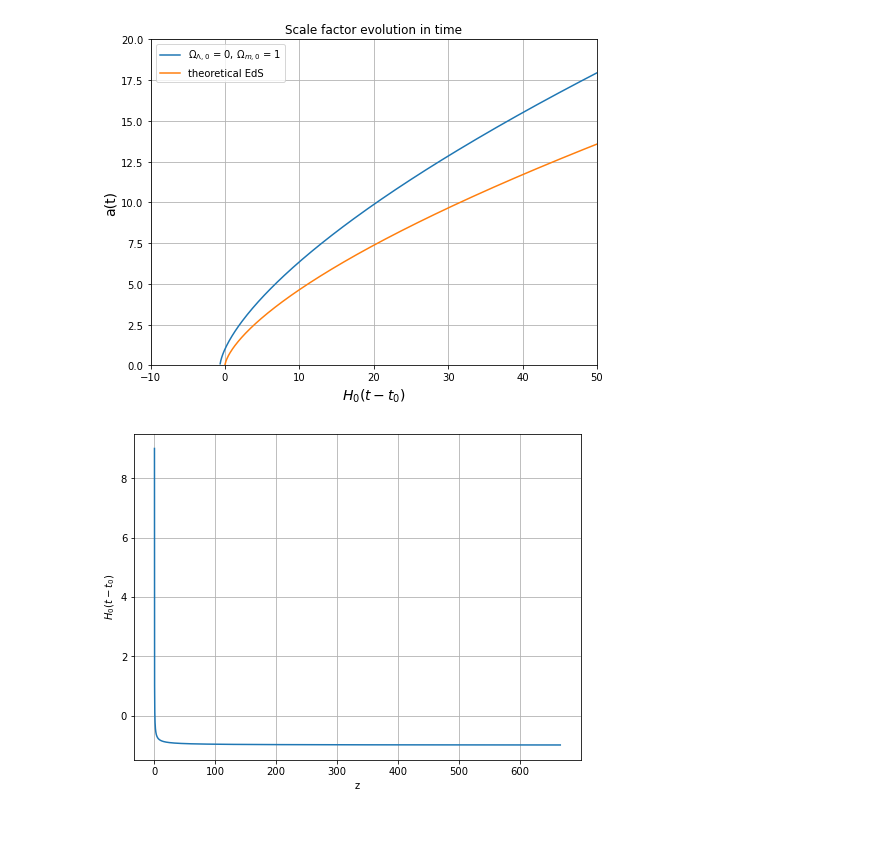
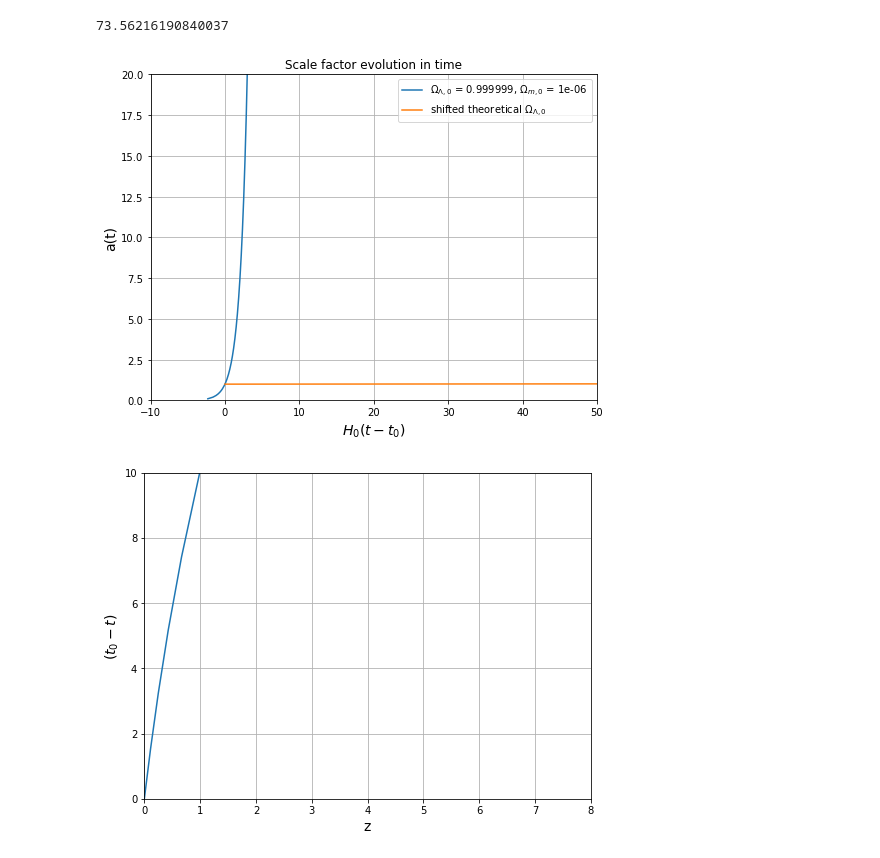
Before and after one commit to diodeamy/cosmo-bunnies, a Jupyter notebook: playverses.ipynb, the cells around one changed output. Saved outputs shown, nothing was run; the diff lists cells and outputs as text; code cells hidden in the pictures; blank space fills up the shorter version.

```diff
--- a/playverses.ipynb
+++ b/playverses.ipynb
@@ -28,10 +28,10 @@ def compute_a_and_t(om_m0, om_lam0, iterations):
 
     """
     H = 71
-    Mpc = 3.085677581e+19 # kms
-    km = 1.0
-    Gyr= 3.1536e16 # seconds
-    H0 = (H * Gyr * km / Mpc)
+    Mpc = 3.085677581e-19 # kms
+    km = 1
+#     Gyr= 3.1536e16 # seconds
+    H0 = (H * 3.08e-19*3.15e16)/10
 
     t0 = ((quad(integrand,0, 1, args=(om_m0, om_lam0)))[0]) / H0
 
@@ -51,7 +51,7 @@ def compute_a_and_t(om_m0, om_lam0, iterations):
 # %%
 final_results = []
 
-for (om_mat, om_lam) in [(1, 0)]:
+for (om_mat, om_lam) in [(0.000001, 0.999999)]:
     (a_s, t_s, H0, t0) = compute_a_and_t(om_mat, om_lam, 1000)
 
     data = {"om_mat": om_mat, "om_lam": om_lam, "a": a_s, "t": t_s, "h": H0, "tzero": t0}
@@ -66,3 +60,20 @@ def EdS_verse(t):
+# %%
+final_results[0]["h"]
+final_results[0]["tzero"]
+# %% [output]
+73.56216190840037
+# %%
+def EdS_verse(t):
+
+    return np.sign(t) * (np.abs(t)** (2/3))
+
+def lamdom(t):
+
+    return np.exp(t)
+
+def generic(t, om_lam):
+
+    return np.exp((np.sqrt(1-om_lam))* t/3)
 # %%
 fig = plt.figure(figsize=(8, 6))
 plt.title("Scale factor evolution in time")
@@ -81,16 +92,19 @@ for result in final_results:
             label = "{pyomlam} = {om_lam}, {pyommat} = {om_mat}".format(
                 pyomlam = pyomlam, om_lam = result["om_lam"], pyommat = pyommat, om_mat = result["om_mat"]))
 
-    plt.plot(np.linspace(-10, 100, 1000), EdS_verse(np.linspace(-10, 100, 1000)), label = "theoretical EdS")
+    plt.plot(np.linspace(-10, 100, 1000) +10, generic(np.linspace(-10, 100, 1000), result["om_lam"]), label = "shifted theoretical {pyomlam}".format(
+    pyomlam = pyomlam))
     plt.legend()
 # %% [output]
-[figure, old version]
+[figure, new version]
 # %%
 fig = plt.figure(figsize = (8,6))
-plt.xlabel("z")
-plt.ylabel(r"$H_0(t-t_0)$")
+plt.xlim(0,8)
+plt.ylim(0,10)
+plt.xlabel("z", fontsize = 14)
+plt.ylabel(r"$(t_0 - t)$", fontsize = 14)
 for result in final_results:
-    plt.plot((np.array(result["a"])**(-1) - 1), result["h"]* np.array(result["t"]))
+    plt.plot((np.array(result["a"])**(-1) - 1), (result["tzero"] - np.array(result["t"])))
     plt.grid(True)
 # %% [output]
-[figure, old version]
+[figure, new version]
```
Also changed, not shown: parts of 4 cells of this notebook.
